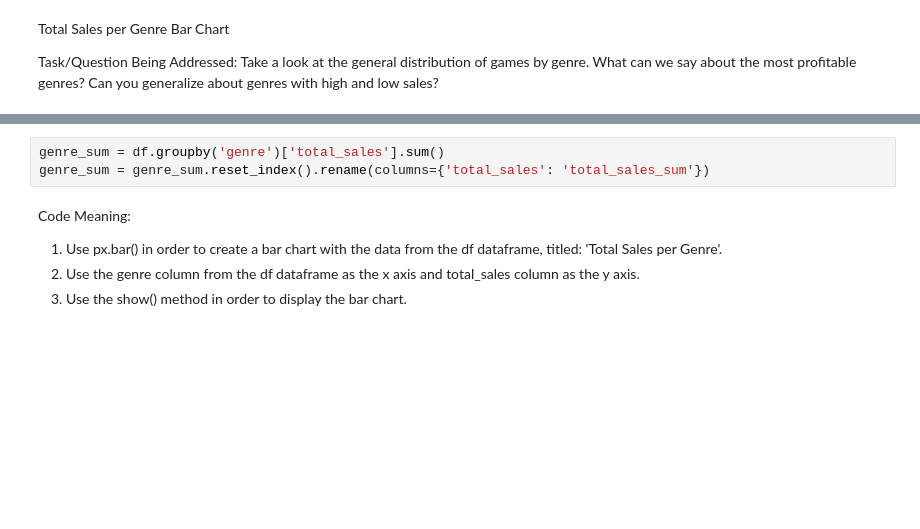
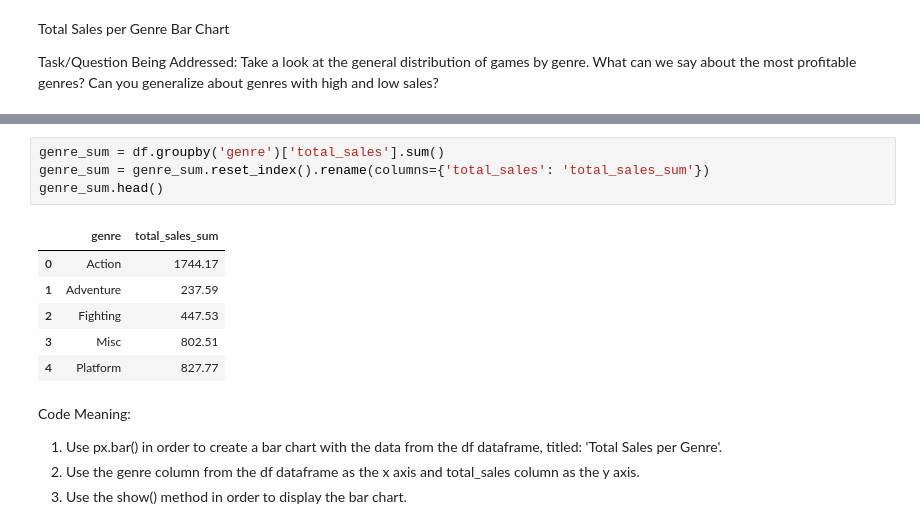
Before and after one commit to BLacuesta3/Sprint_5_Project, a Jupyter notebook: sprint_5.ipynb, the cells around one changed output, grey strips where cells are left out. Drawn from its saved outputs; the diff is of its cells as text; blank space fills up the shorter version.

```diff
--- a/sprint_5.ipynb
+++ b/sprint_5.ipynb
@@ -1055,6 +1174,14 @@ Take a look at the general distribution of games by genre. What can we say about
 # %%
 genre_sum = df.groupby('genre')['total_sales'].sum()
 genre_sum = genre_sum.reset_index().rename(columns={'total_sales': 'total_sales_sum'})
+genre_sum.head()
+# %% [output]
+|  | genre | total_sales_sum |
+| 0 | Action | 1744.17 |
+| 1 | Adventure | 237.59 |
+| 2 | Fighting | 447.53 |
+| 3 | Misc | 802.51 |
+| 4 | Platform | 827.77 |
 # %% [markdown]
 Code Meaning:
 1) Use px.bar() in order to create a bar chart with the data from the df dataframe, titled: 'Total Sales per Genre'.
```
Also changed, not shown: parts of 84 cells of this notebook.
